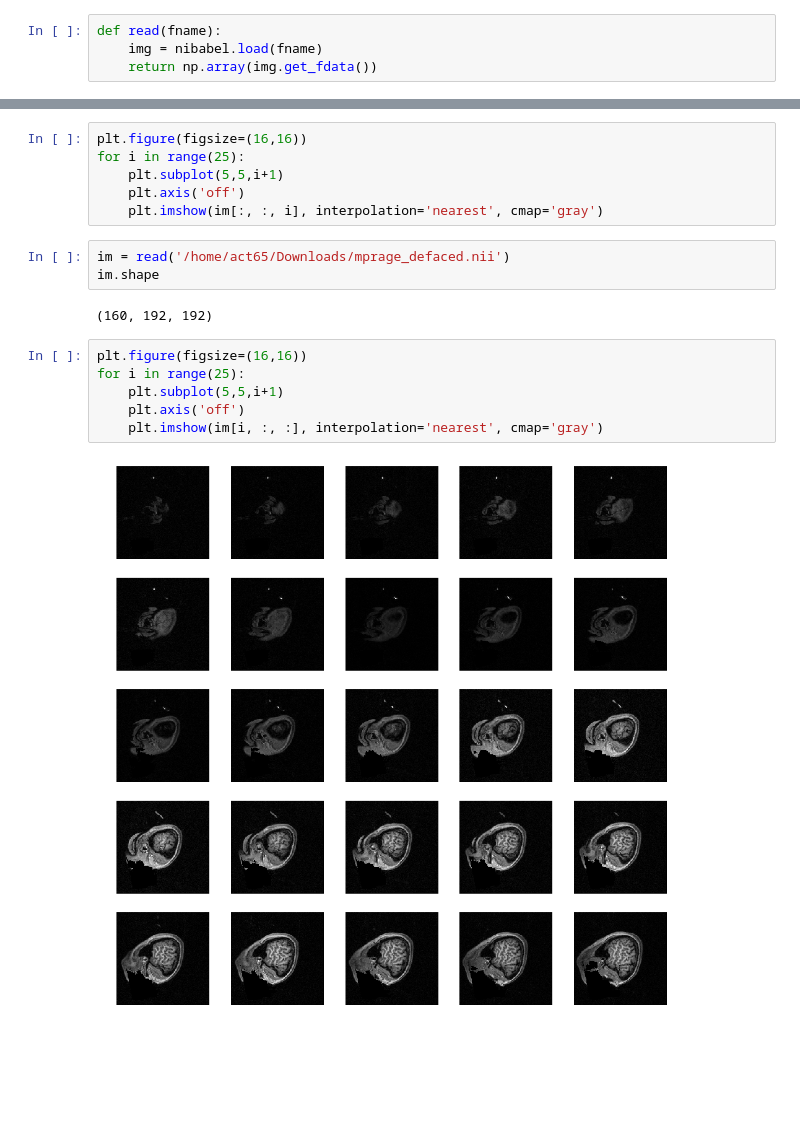
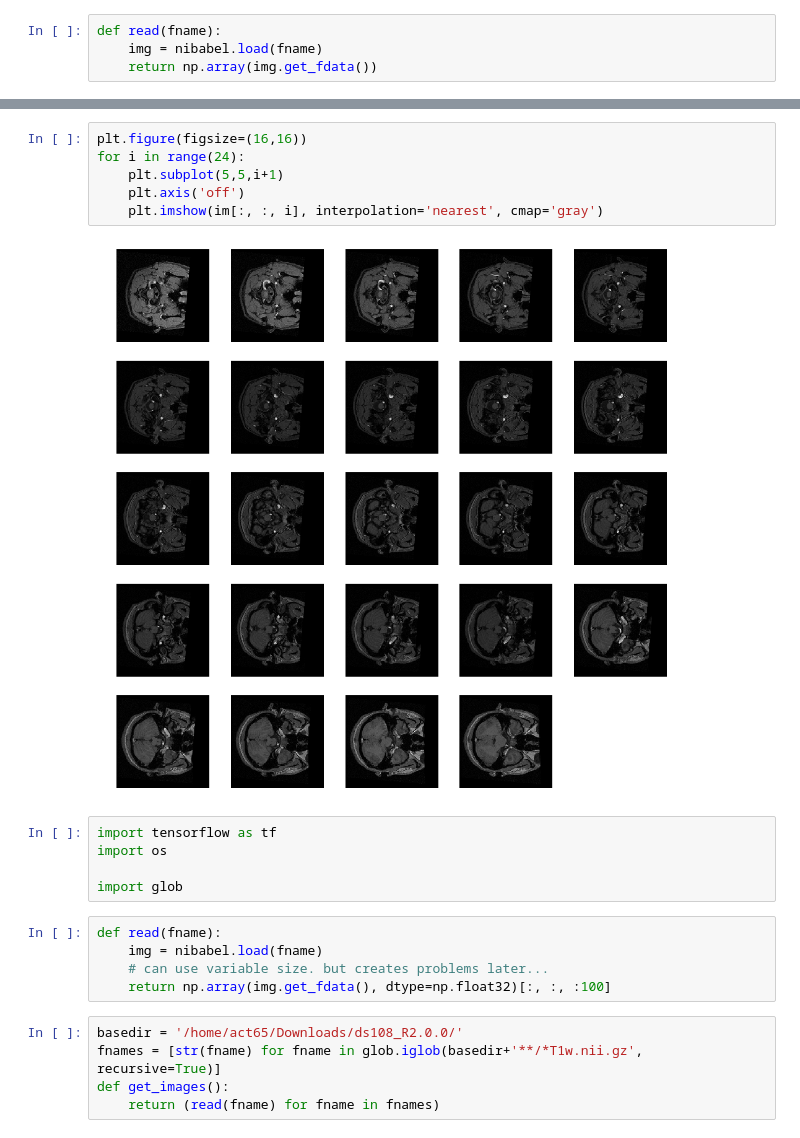
Before and after one commit to act65/mri-reconstruction, a Jupyter notebook: notebooks/mri/nii-reader.ipynb, the cells around one changed output, grey strips where cells are left out. Saved outputs shown, nothing was run; the diff lists cells and outputs as text; blank space fills up the shorter version.

```diff
--- a/notebooks/mri/nii-reader.ipynb
+++ b/notebooks/mri/nii-reader.ipynb
@@ -29,19 +58,23 @@ im.shape
 # %%
 plt.figure(figsize=(16,16))
-for i in range(25):
+for i in range(24):
     plt.subplot(5,5,i+1)
     plt.axis('off')
     plt.imshow(im[:, :, i], interpolation='nearest', cmap='gray')
+# %% [output]
+[figure, added]
-# %%
-im = read('/home/act65/Downloads/mprage_defaced.nii')
-im.shape
-# %% [output]
-(160, 192, 192)
-# %%
-plt.figure(figsize=(16,16))
-for i in range(25):
-    plt.subplot(5,5,i+1)
-    plt.axis('off')
-    plt.imshow(im[i, :, :], interpolation='nearest', cmap='gray')
-# %% [output]
-[figure, removed]
+# %%
+import tensorflow as tf
+import os
+
+import glob
+# %%
+def read(fname):
+    img = nibabel.load(fname)
+    # can use variable size. but creates problems later...
+    return np.array(img.get_fdata(), dtype=np.float32)[:, :, :100]
+# %%
+basedir = '/home/act65/Downloads/ds108_R2.0.0/'
+fnames = [str(fname) for fname in glob.iglob(basedir+'**/*T1w.nii.gz', recursive=True)]
+def get_images():
+    return (read(fname) for fname in fnames)
```
Also changed, not shown: parts of 11 cells of this notebook, 6 other files.
